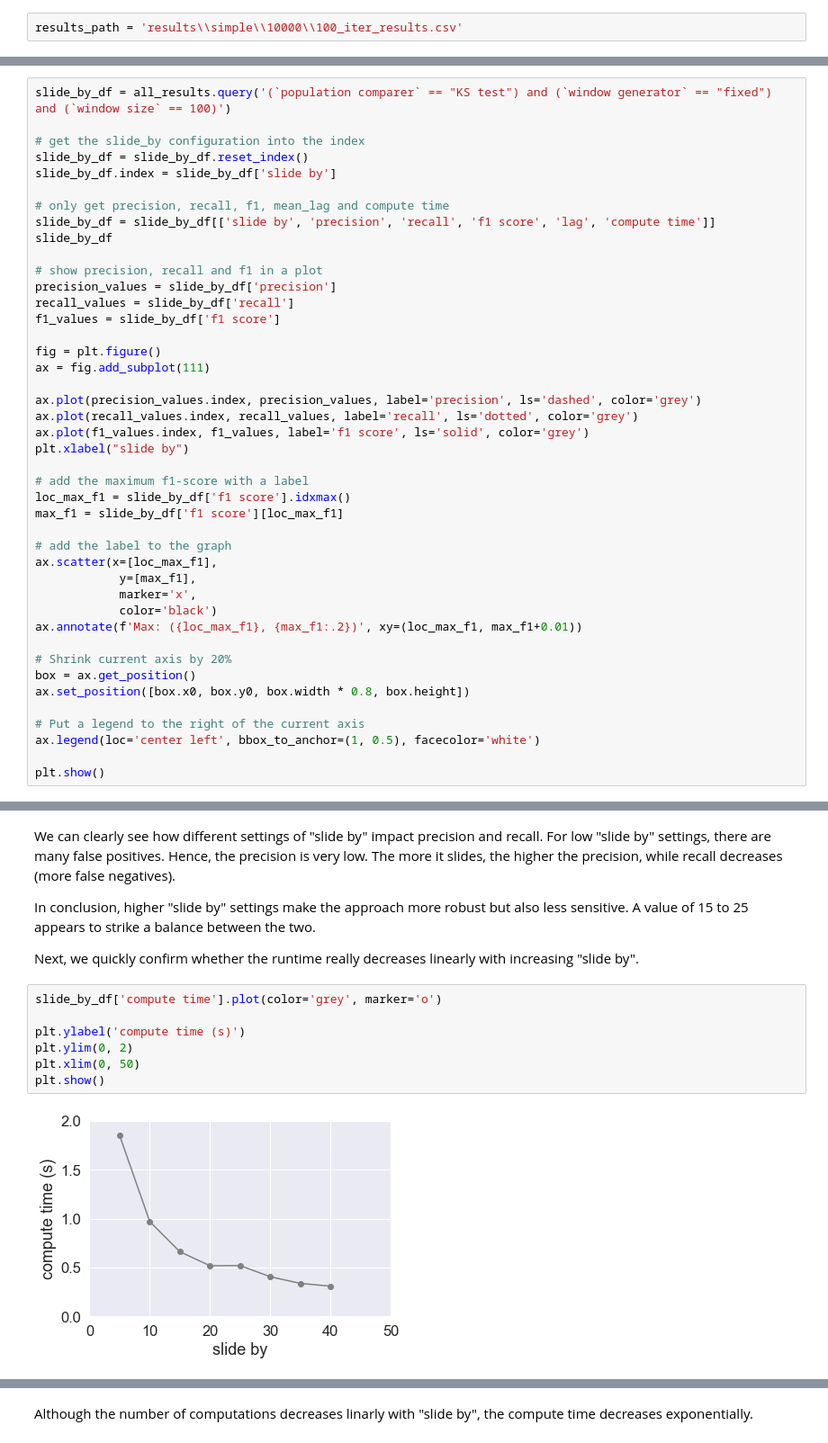
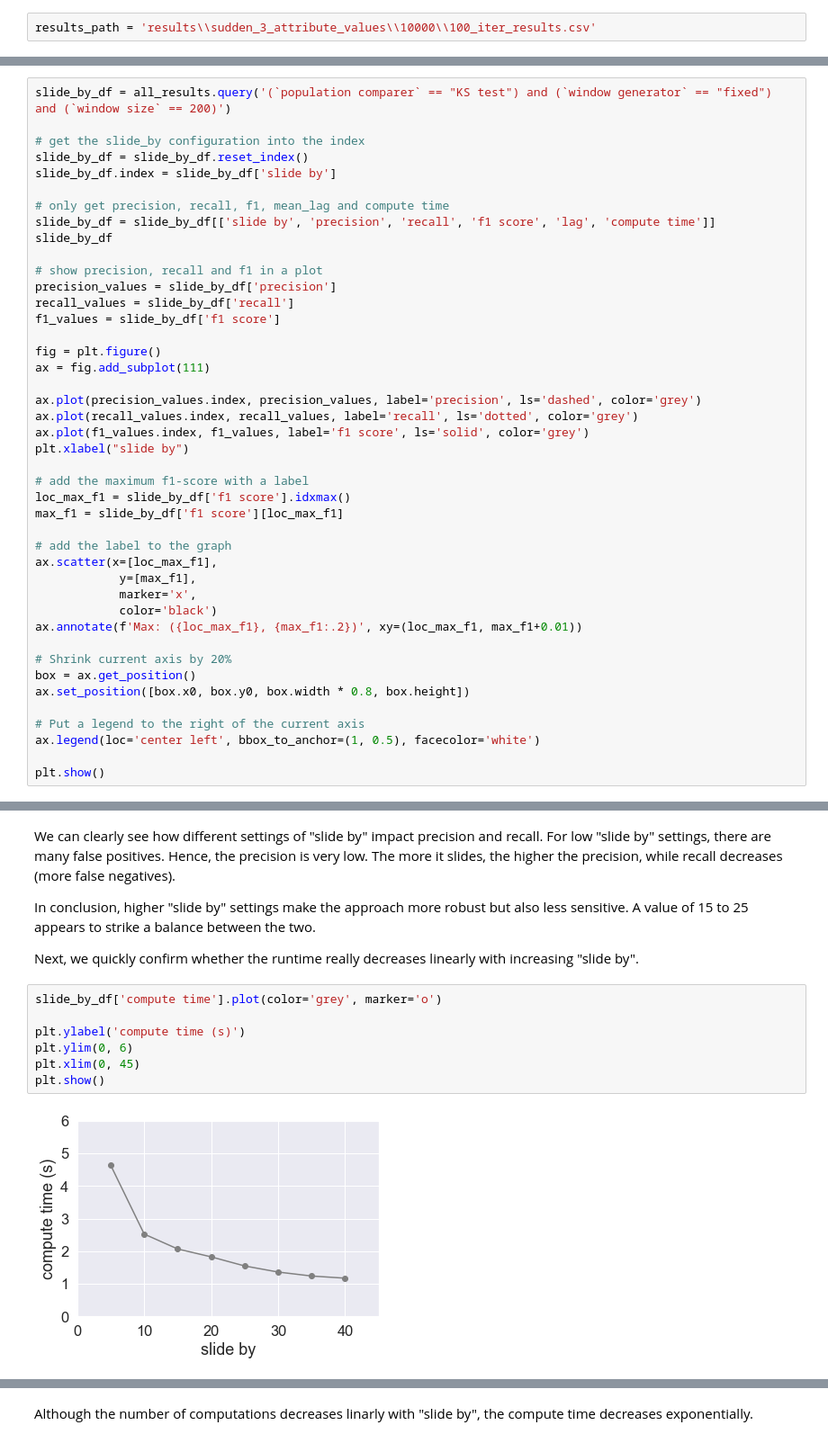
Before and after one commit to lennartebert/explaining_concept_drift, a Jupyter notebook: 41_analysis_synthetic_simple.ipynb, the cells around one changed output, grey strips where cells are left out. Shown at 90% size. Cells and saved outputs as stored; diff of their text form.

```diff
--- a/41_analysis_synthetic_simple.ipynb
+++ b/41_analysis_synthetic_simple.ipynb
@@ -11,7 +11,7 @@ from matplotlib import pyplot as plt
 from scipy.optimize import curve_fit
 import numpy as np
 # %%
-results_path = 'results\\simple\\10000\\100_iter_results.csv'
+results_path = 'results\\sudden_3_attribute_values\\10000\\100_iter_results.csv'
 # %% [markdown]
 Create the results table
 # %%
@@ -207,7 +207,7 @@ Name: f1 score, dtype: float64
 
 The positive influence of "slide by" on f1 score is hard to understand. Therefore, additional runs with different slide by settings where performed.
 # %%
-slide_by_df = all_results.query('(`population comparer` == "KS test") and (`window generator` == "fixed") and (`window size` == 100)')
+slide_by_df = all_results.query('(`population comparer` == "KS test") and (`window generator` == "fixed") and (`window size` == 200)')
 
 # get the slide_by configuration into the index
 slide_by_df = slide_by_df.reset_index()
@@ -260,12 +260,12 @@ Next, we quickly confirm whether the runtime really decreases linearly with incr
 # %%
 slide_by_df['compute time'].plot(color='grey', marker='o')
 
 plt.ylabel('compute time (s)')
-plt.ylim(0, 2)
-plt.xlim(0, 50)
+plt.ylim(0, 6)
+plt.xlim(0, 45)
 plt.show()
 # %% [output]
-[figure, old version]
+[figure, new version]
 # %%
 # attempt to fit an exponential function to the compute time - "slide by" graph
 x = slide_by_df['compute time'].index
```
Also changed, not shown: parts of 13 cells of this notebook, 8 other files.
